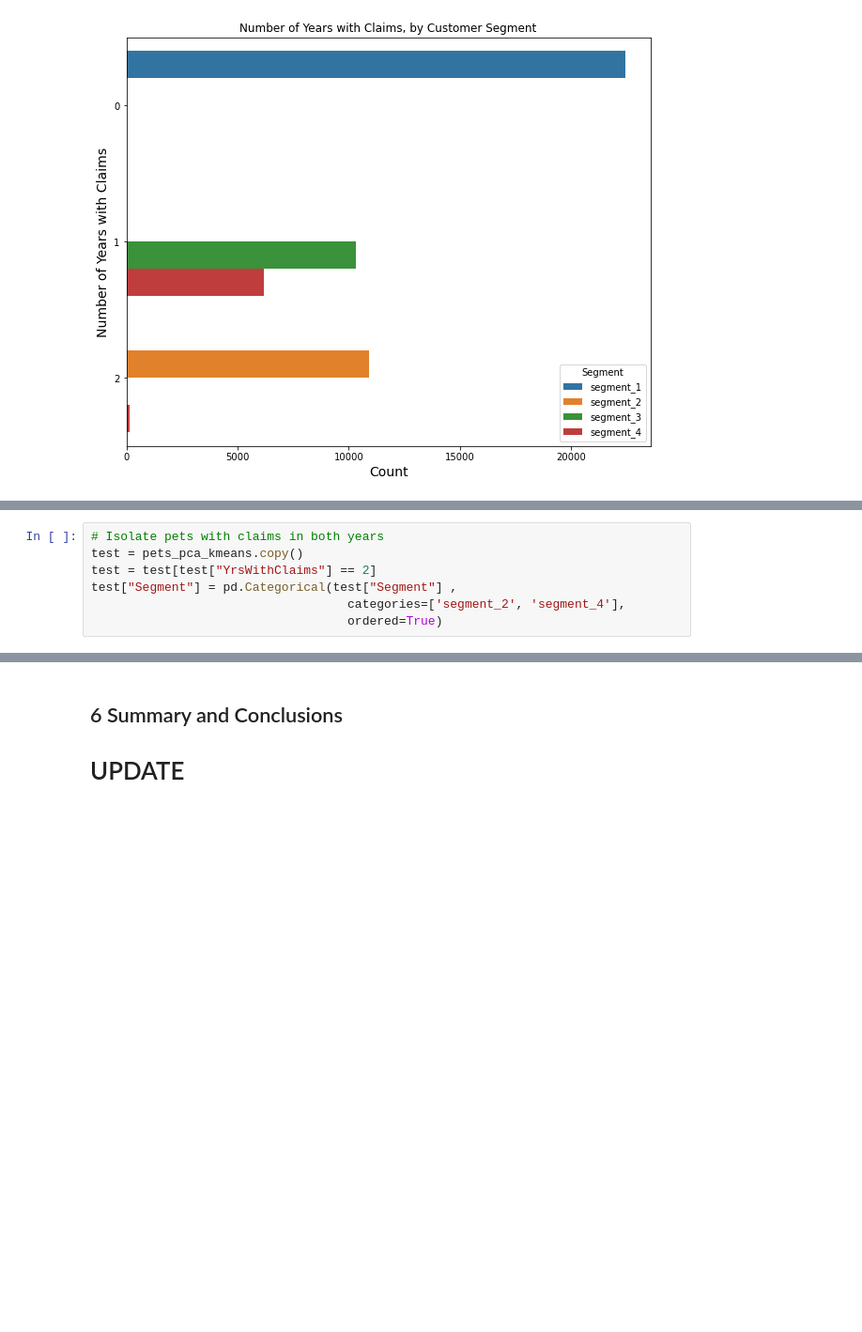
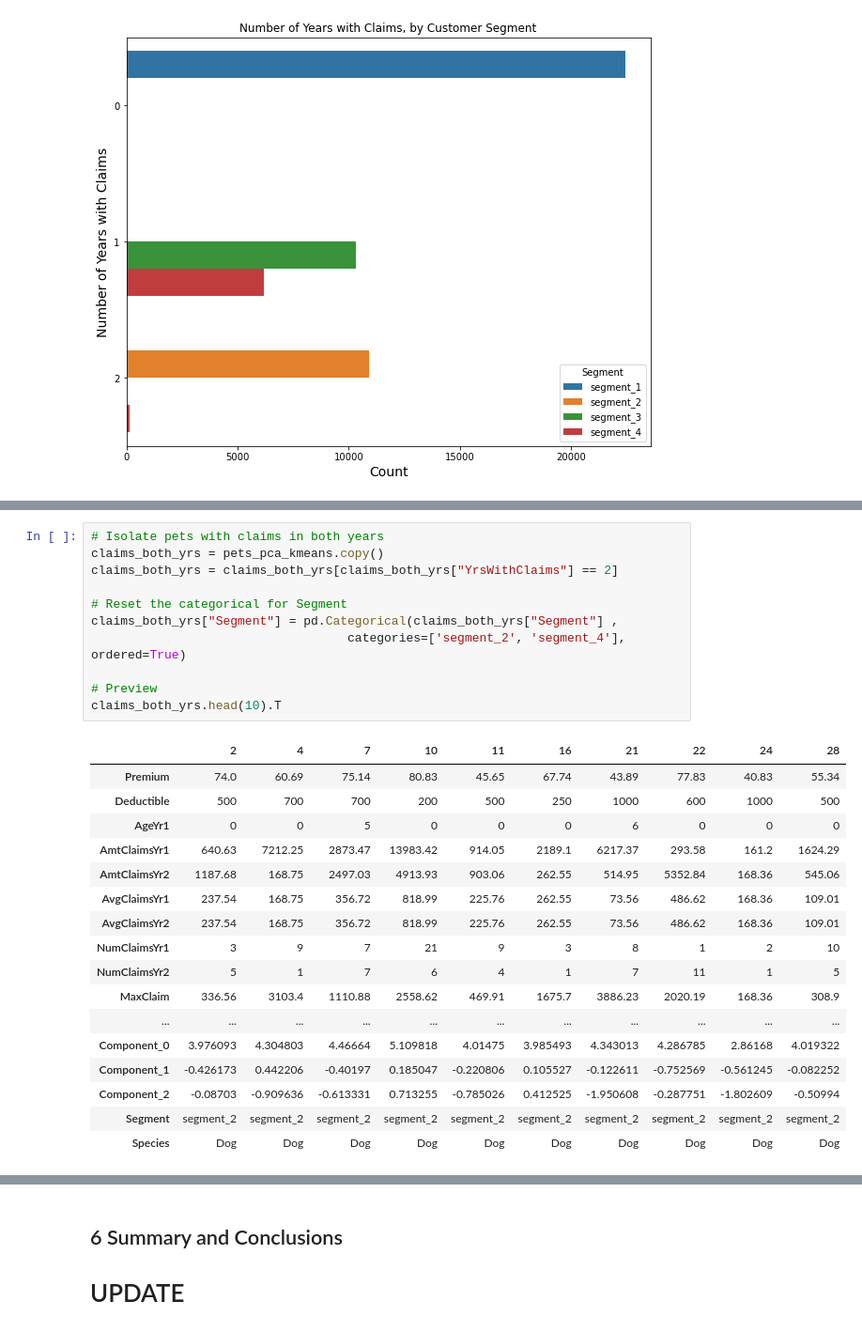
Before and after one commit to stevenrhart/pet-insurance-customer-segmentation, a Jupyter notebook: notebooks/02_pet_insurance_customer_segmentation_eda_and_clustering.ipynb, the cells around one changed output, grey strips where cells are left out. Shown at 94% size. Cells and saved outputs as stored; diff of their text form; blank space fills up the shorter version.

```diff
--- a/notebooks/02_pet_insurance_customer_segmentation_eda_and_clustering.ipynb
+++ b/notebooks/02_pet_insurance_customer_segmentation_eda_and_clustering.ipynb
@@ -667,7 +753,29 @@ Given the fact that our second PCA component, Component 1, was heavily influence
 # %%
 # Isolate pets with claims in both years
-test = pets_pca_kmeans.copy()
-test = test[test["YrsWithClaims"] == 2]
-test["Segment"] = pd.Categorical(test["Segment"] ,
-                                   categories=['segment_2', 'segment_4'],
-                                   ordered=True)
+claims_both_yrs = pets_pca_kmeans.copy()
+claims_both_yrs = claims_both_yrs[claims_both_yrs["YrsWithClaims"] == 2]
+
+# Reset the categorical for Segment
+claims_both_yrs["Segment"] = pd.Categorical(claims_both_yrs["Segment"] ,
+                                   categories=['segment_2', 'segment_4'], ordered=True)
+
+# Preview
+claims_both_yrs.head(10).T
+# %% [output]
+|  | 2 | 4 | 7 | 10 | 11 | 16 | 21 | 22 | 24 | 28 |
+| Premium | 74.0 | 60.69 | 75.14 | 80.83 | 45.65 | 67.74 | 43.89 | 77.83 | 40.83 | 55.34 |
+| Deductible | 500 | 700 | 700 | 200 | 500 | 250 | 1000 | 600 | 1000 | 500 |
+| AgeYr1 | 0 | 0 | 5 | 0 | 0 | 0 | 6 | 0 | 0 | 0 |
+| AmtClaimsYr1 | 640.63 | 7212.25 | 2873.47 | 13983.42 | 914.05 | 2189.1 | 6217.37 | 293.58 | 161.2 | 1624.29 |
+| AmtClaimsYr2 | 1187.68 | 168.75 | 2497.03 | 4913.93 | 903.06 | 262.55 | 514.95 | 5352.84 | 168.36 | 545.06 |
+| AvgClaimsYr1 | 237.54 | 168.75 | 356.72 | 818.99 | 225.76 | 262.55 | 73.56 | 486.62 | 168.36 | 109.01 |
+| AvgClaimsYr2 | 237.54 | 168.75 | 356.72 | 818.99 | 225.76 | 262.55 | 73.56 | 486.62 | 168.36 | 109.01 |
+| NumClaimsYr1 | 3 | 9 | 7 | 21 | 9 | 3 | 8 | 1 | 2 | 10 |
+| NumClaimsYr2 | 5 | 1 | 7 | 6 | 4 | 1 | 7 | 11 | 1 | 5 |
+| MaxClaim | 336.56 | 3103.4 | 1110.88 | 2558.62 | 469.91 | 1675.7 | 3886.23 | 2020.19 | 168.36 | 308.9 |
+| ... | ... | ... | ... | ... | ... | ... | ... | ... | ... | ... |
+| Component_0 | 3.976093 | 4.304803 | 4.46664 | 5.109818 | 4.01475 | 3.985493 | 4.343013 | 4.286785 | 2.86168 | 4.019322 |
+| Component_1 | -0.426173 | 0.442206 | -0.40197 | 0.185047 | -0.220806 | 0.105527 | -0.122611 | -0.752569 | -0.561245 | -0.082252 |
+| Component_2 | -0.08703 | -0.909636 | -0.613331 | 0.713255 | -0.785026 | 0.412525 | -1.950608 | -0.287751 | -1.802609 | -0.50994 |
+| Segment | segment_2 | segment_2 | segment_2 | segment_2 | segment_2 | segment_2 | segment_2 | segment_2 | segment_2 | segment_2 |
+| Species | Dog | Dog | Dog | Dog | Dog | Dog | Dog | Dog | Dog | Dog |
```
Also changed, not shown: parts of 25 cells of this notebook, 1 other file.
